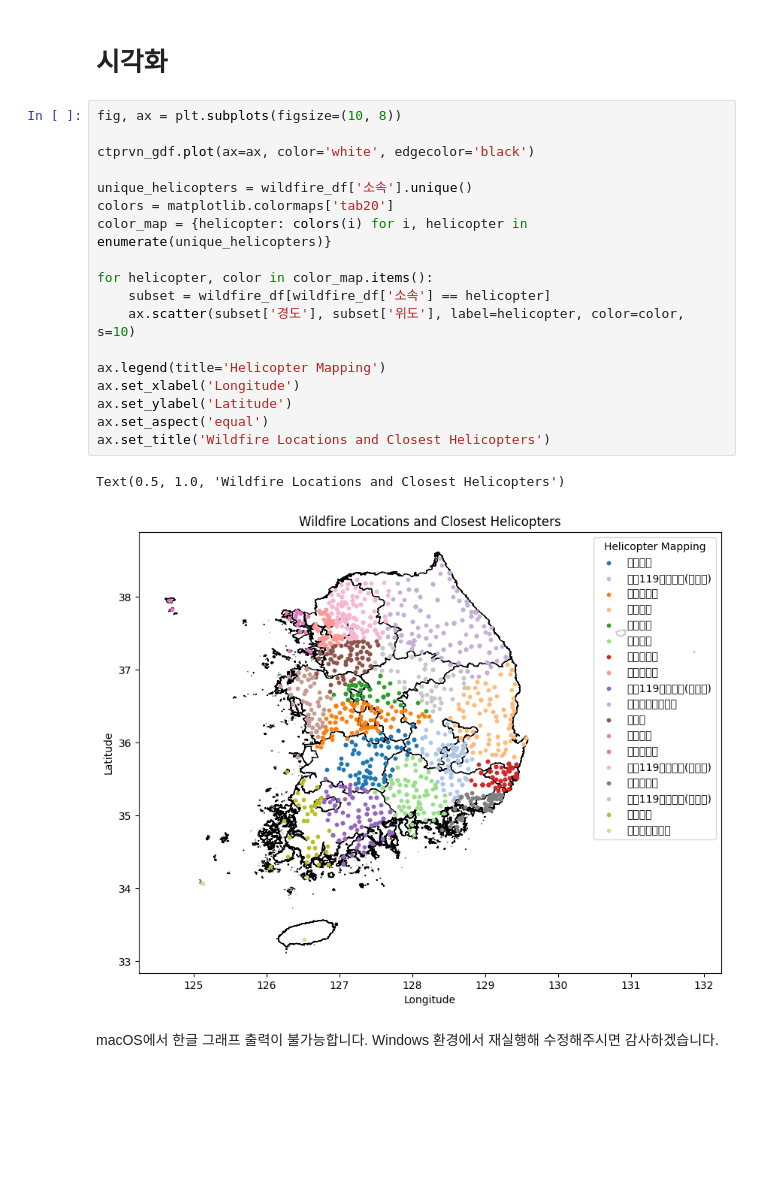
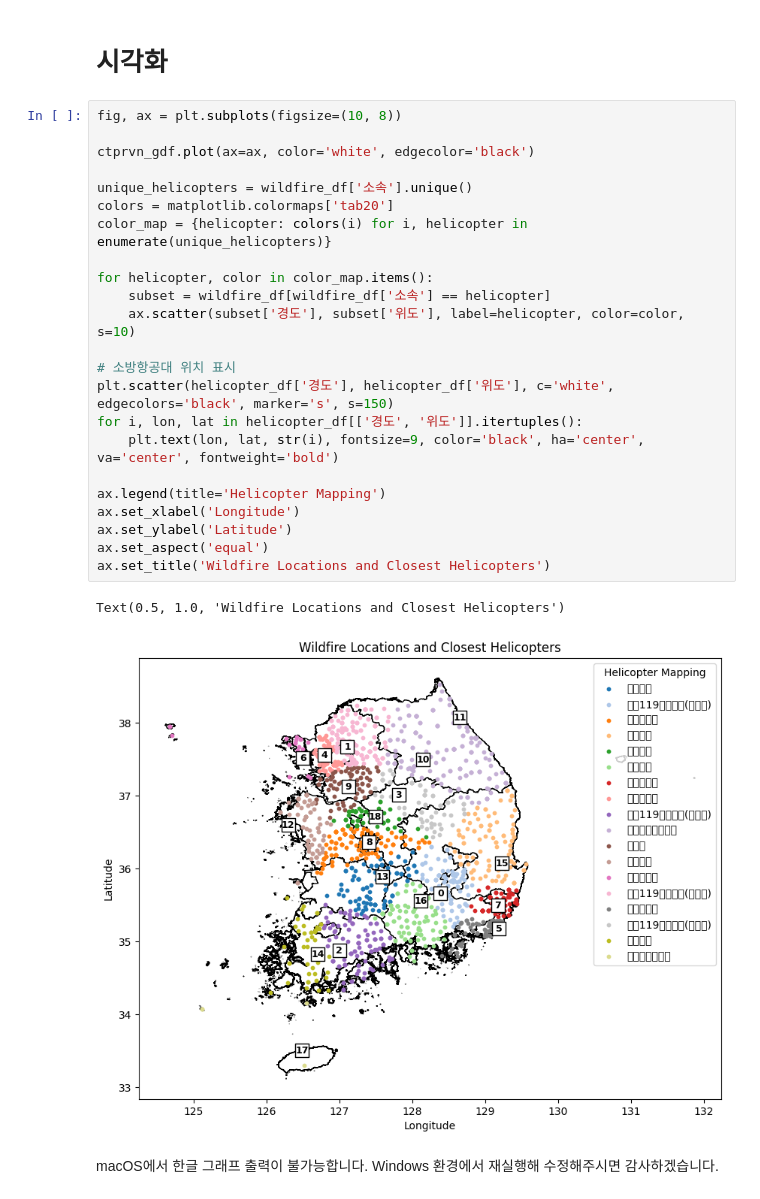
Before and after one commit to stripe2933/20251R0136COSE47101, a Jupyter notebook: 2021170973/산불최근접소방항공대.ipynb, the cells around one changed output. Drawn from its saved outputs; the diff is of its cells as text; blank space fills up the shorter version.

Commit message:
각 소방항공대의 위치를 마커로 표시하였습니다.

```diff
--- a/2021170973/산불최근접소방항공대.ipynb
+++ b/2021170973/산불최근접소방항공대.ipynb
@@ -67,23 +67,28 @@ wildfire_df.head()
 # %%
 fig, ax = plt.subplots(figsize=(10, 8))
 
 ctprvn_gdf.plot(ax=ax, color='white', edgecolor='black')
 
 unique_helicopters = wildfire_df['소속'].unique()
 colors = matplotlib.colormaps['tab20']
 color_map = {helicopter: colors(i) for i, helicopter in enumerate(unique_helicopters)}
 
 for helicopter, color in color_map.items():
     subset = wildfire_df[wildfire_df['소속'] == helicopter]
     ax.scatter(subset['경도'], subset['위도'], label=helicopter, color=color, s=10)
 
+# 소방항공대 위치 표시
+plt.scatter(helicopter_df['경도'], helicopter_df['위도'], c='white', edgecolors='black', marker='s', s=150)
+for i, lon, lat in helicopter_df[['경도', '위도']].itertuples():
+    plt.text(lon, lat, str(i), fontsize=9, color='black', ha='center', va='center', fontweight='bold')
+
 ax.legend(title='Helicopter Mapping')
 ax.set_xlabel('Longitude')
 ax.set_ylabel('Latitude')
 ax.set_aspect('equal')
 ax.set_title('Wildfire Locations and Closest Helicopters')
 # %% [output]
 Text(0.5, 1.0, 'Wildfire Locations and Closest Helicopters')
-[figure, old version]
+[figure, new version]
 # %% [markdown]
 macOS에서 한글 그래프 출력이 불가능합니다. Windows 환경에서 재실행해 수정해주시면 감사하겠습니다.
```
